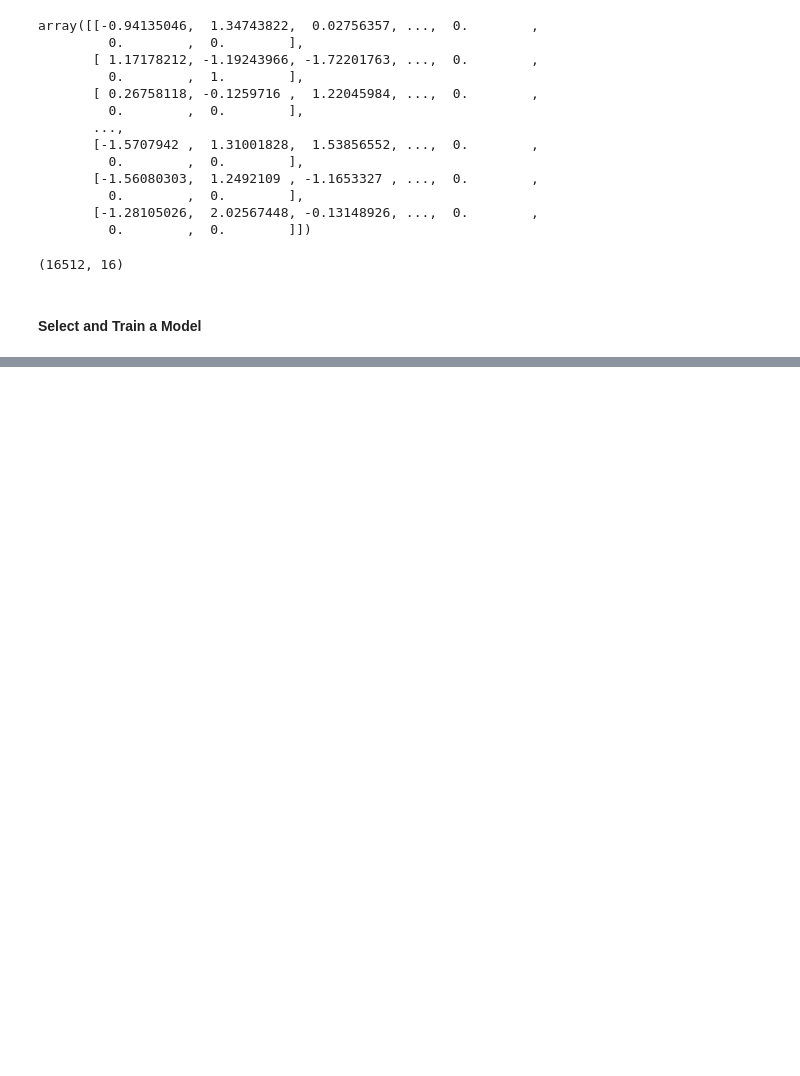
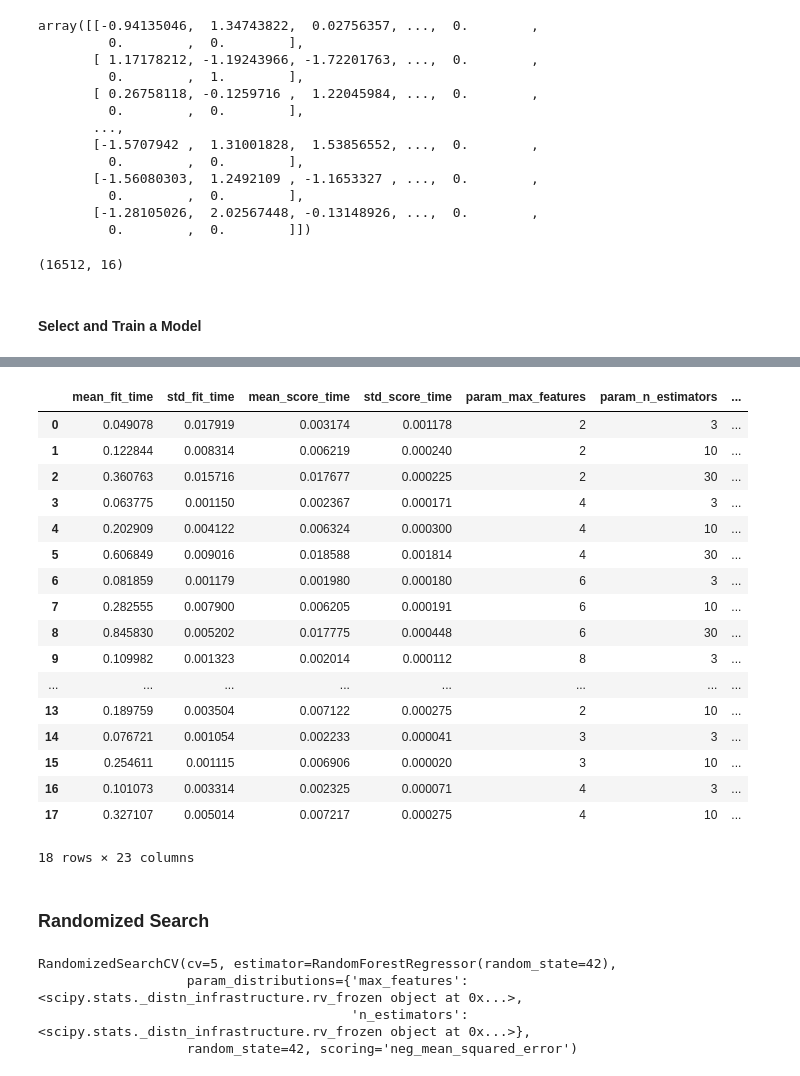
Before and after one commit to shrikale32/handson_ml_book_notes, a Jupyter notebook: chapter2.ipynb, the cells around one changed output, grey strips where cells are left out. Cells and saved outputs as stored; diff of their text form; code cells hidden in the pictures; blank space fills up the shorter version.

Commit message:
added code for fine tuning model and predictions on test set

```diff
--- a/chapter2.ipynb
+++ b/chapter2.ipynb
@@ -446,0 +489,5 @@ housing_prepared.shape
+# %%
+from sklearn.tree import DecisionTreeRegressor
+
+tree_reg= DecisionTreeRegressor(random_state=42) #reproduce same results
+tree_reg.fit(housing_prepared, housing_labels)
@@ -446,0 +544,5 @@ housing_prepared.shape
+# %%
+from sklearn.ensemble import RandomForestRegressor
+
+forest_reg = RandomForestRegressor(n_estimators=100, random_state=42)
+forest_reg.fit(housing_prepared, housing_labels)
@@ -446,0 +584,9 @@ housing_prepared.shape
+# %%
+from sklearn.svm import SVR
+
+svm_reg = SVR(kernel='linear')
+svm_reg.fit(housing_prepared, housing_labels)
+svm_predictions = svm_reg.predict(housing_prepared)
+svm_mse = mean_squared_error(housing_labels, svm_predictions)
+svm_rmse = np.sqrt(svm_mse)
+print("RMSE for SVM is", svm_rmse)
@@ -446,0 +599,16 @@ housing_prepared.shape
+# %%
+from sklearn.model_selection import GridSearchCV
+
+param_grid = [
+    # try 12 (3×4) combinations of hyperparameters
+    {'n_estimators': [3, 10, 30], 'max_features': [2, 4, 6, 8]},
+    # then try 6 (2×3) combinations with bootstrap set as False
+    {'bootstrap' : [False], 'n_estimators': [3, 10], 'max_features': [2, 3, 4]},
+  ]
+
+forest_reg = RandomForestRegressor(random_state=42)
+
+grid_search = GridSearchCV(forest_reg, param_grid, cv=5,
+              scoring='neg_mean_squared_error',
+              return_train_score=True)
+grid_search.fit(housing_prepared, housing_labels)
@@ -446,0 +655,41 @@ housing_prepared.shape
+# %%
+pd.DataFrame(grid_search.cv_results_)
+# %% [output]
+|  | mean_fit_time | std_fit_time | mean_score_time | std_score_time | param_max_features | param_n_estimators | ... |
+| 0 | 0.049078 | 0.017919 | 0.003174 | 0.001178 | 2 | 3 | ... |
+| 1 | 0.122844 | 0.008314 | 0.006219 | 0.000240 | 2 | 10 | ... |
+| 2 | 0.360763 | 0.015716 | 0.017677 | 0.000225 | 2 | 30 | ... |
+| 3 | 0.063775 | 0.001150 | 0.002367 | 0.000171 | 4 | 3 | ... |
+| 4 | 0.202909 | 0.004122 | 0.006324 | 0.000300 | 4 | 10 | ... |
+| 5 | 0.606849 | 0.009016 | 0.018588 | 0.001814 | 4 | 30 | ... |
+| 6 | 0.081859 | 0.001179 | 0.001980 | 0.000180 | 6 | 3 | ... |
+| 7 | 0.282555 | 0.007900 | 0.006205 | 0.000191 | 6 | 10 | ... |
+| 8 | 0.845830 | 0.005202 | 0.017775 | 0.000448 | 6 | 30 | ... |
+| 9 | 0.109982 | 0.001323 | 0.002014 | 0.000112 | 8 | 3 | ... |
+| ... | ... | ... | ... | ... | ... | ... | ... |
+| 13 | 0.189759 | 0.003504 | 0.007122 | 0.000275 | 2 | 10 | ... |
+| 14 | 0.076721 | 0.001054 | 0.002233 | 0.000041 | 3 | 3 | ... |
+| 15 | 0.254611 | 0.001115 | 0.006906 | 0.000020 | 3 | 10 | ... |
+| 16 | 0.101073 | 0.003314 | 0.002325 | 0.000071 | 4 | 3 | ... |
+| 17 | 0.327107 | 0.005014 | 0.007217 | 0.000275 | 4 | 10 | ... |
+18 rows × 23 columns
+# %% [markdown]
+### Randomized Search
+# %%
+from sklearn.model_selection import RandomizedSearchCV
+from scipy.stats import randint
+
+param_distribs = {
+        'n_estimators': randint(low=1, high=200),
+        'max_features': randint(low=1, high=8),
+    }
+
+forest_reg = RandomForestRegressor(random_state=42)
+rnd_search = RandomizedSearchCV(forest_reg, param_distributions=param_distribs, n_iter=10, cv=5,
+             scoring='neg_mean_squared_error', random_state=42)
+rnd_search.fit(housing_prepared, housing_labels)
+# %% [output]
+RandomizedSearchCV(cv=5, estimator=RandomForestRegressor(random_state=42),
+                   param_distributions={'max_features': <scipy.stats._distn_infrastructure.rv_frozen object at 0x...>,
+                                        'n_estimators': <scipy.stats._distn_infrastructure.rv_frozen object at 0x...>},
+                   random_state=42, scoring='neg_mean_squared_error')
```
Also changed, not shown: parts of 35 cells of this notebook.
